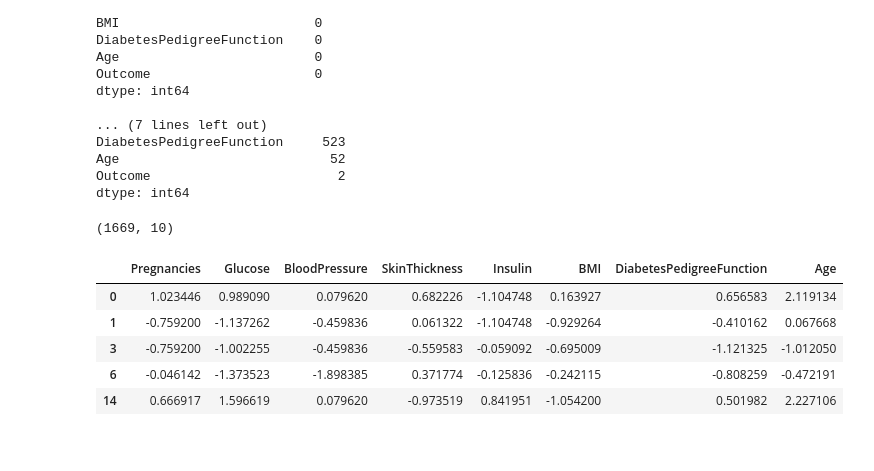
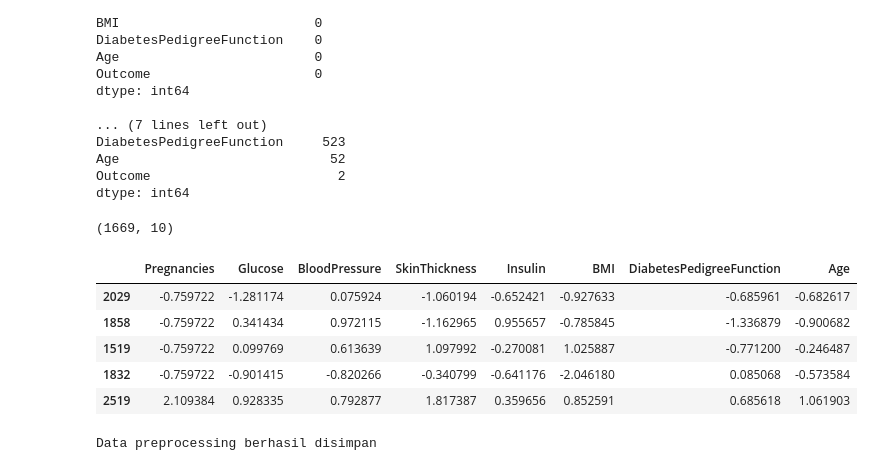
Before and after one commit to ferdinann/Eksperimen_SML_Ferdinan, a Jupyter notebook: Preprocessing/Eksperimen_Ferdinan.ipynb, the cells around one changed output. Saved outputs shown, nothing was run; the diff lists cells and outputs as text; code cells hidden in the pictures.

```diff
--- a/Preprocessing/Eksperimen_Ferdinan.ipynb
+++ b/Preprocessing/Eksperimen_Ferdinan.ipynb
@@ -207,18 +209,20 @@ df=df[~((df<(Q1-1.5*IQR))|(df>(Q3+1.5*IQR))).any(axis=1)]
 df.shape
 # %% [output]
 (1669, 10)
+# %%
+X = df.drop(["Outcome"],axis =1)
+y = df["Outcome"]
+X_train, X_test, y_train, y_test = train_test_split(X, y, test_size = 0.2, random_state = 20)
 # %%
-from sklearn.preprocessing import StandardScaler
-
 numerical_features = ["Pregnancies",	"Glucose",	"BloodPressure",	"SkinThickness",	"Insulin",	"BMI",	"DiabetesPedigreeFunction", "Age"]
 scaler = StandardScaler()
-scaler.fit(df[numerical_features])
-df[numerical_features] = scaler.transform(df.loc[:, numerical_features])
-df[numerical_features].head()
+scaler.fit(X_train[numerical_features])
+X_train[numerical_features] = scaler.transform(X_train.loc[:, numerical_features])
+X_train[numerical_features].head()
 # %% [output]
 |  | Pregnancies | Glucose | BloodPressure | SkinThickness | Insulin | BMI | DiabetesPedigreeFunction | Age |
-| 0 | 1.023446 | 0.989090 | 0.079620 | 0.682226 | -1.104748 | 0.163927 | 0.656583 | 2.119134 |
-| 1 | -0.759200 | -1.137262 | -0.459836 | 0.061322 | -1.104748 | -0.929264 | -0.410162 | 0.067668 |
-| 3 | -0.759200 | -1.002255 | -0.459836 | -0.559583 | -0.059092 | -0.695009 | -1.121325 | -1.012050 |
-| 6 | -0.046142 | -1.373523 | -1.898385 | 0.371774 | -0.125836 | -0.242115 | -0.808259 | -0.472191 |
-| 14 | 0.666917 | 1.596619 | 0.079620 | -0.973519 | 0.841951 | -1.054200 | 0.501982 | 2.227106 |
+| 2029 | -0.759722 | -1.281174 | 0.075924 | -1.060194 | -0.652421 | -0.927633 | -0.685961 | -0.682617 |
+| 1858 | -0.759722 | 0.341434 | 0.972115 | -1.162965 | 0.955657 | -0.785845 | -1.336879 | -0.900682 |
+| 1519 | -0.759722 | 0.099769 | 0.613639 | 1.097992 | -0.270081 | 1.025887 | -0.771200 | -0.246487 |
+| 1832 | -0.759722 | -0.901415 | -0.820266 | -0.340799 | -0.641176 | -2.046180 | 0.085068 | -0.573584 |
+| 2519 | 2.109384 | 0.928335 | 0.792877 | 1.817387 | 0.359656 | 0.852591 | 0.685618 | 1.061903 |
@@ -226,0 +229,16 @@ df.to_csv("Healthcare-Diabetes_preprocessing.csv", index=False)
+# %%
+df.to_csv("Healthcare-Diabetes_preprocessing.csv", index=False)
+
+# Save data hasil preprocessing
+folder = "dataset_preprocessing"
+if not os.path.exists(folder):
+    os.makedirs(folder)
+
+X_train.to_csv(f"{folder}/X_train.csv", index=False)
+X_test.to_csv(f"{folder}/X_test.csv", index=False)
+y_train.to_csv(f"{folder}/y_train.csv", index=False)
+y_test.to_csv(f"{folder}/y_test.csv", index=False)
+
+print("Data preprocessing berhasil disimpan")
+# %% [output]
+Data preprocessing berhasil disimpan
```
Also changed, not shown: parts of 3 cells of this notebook.
